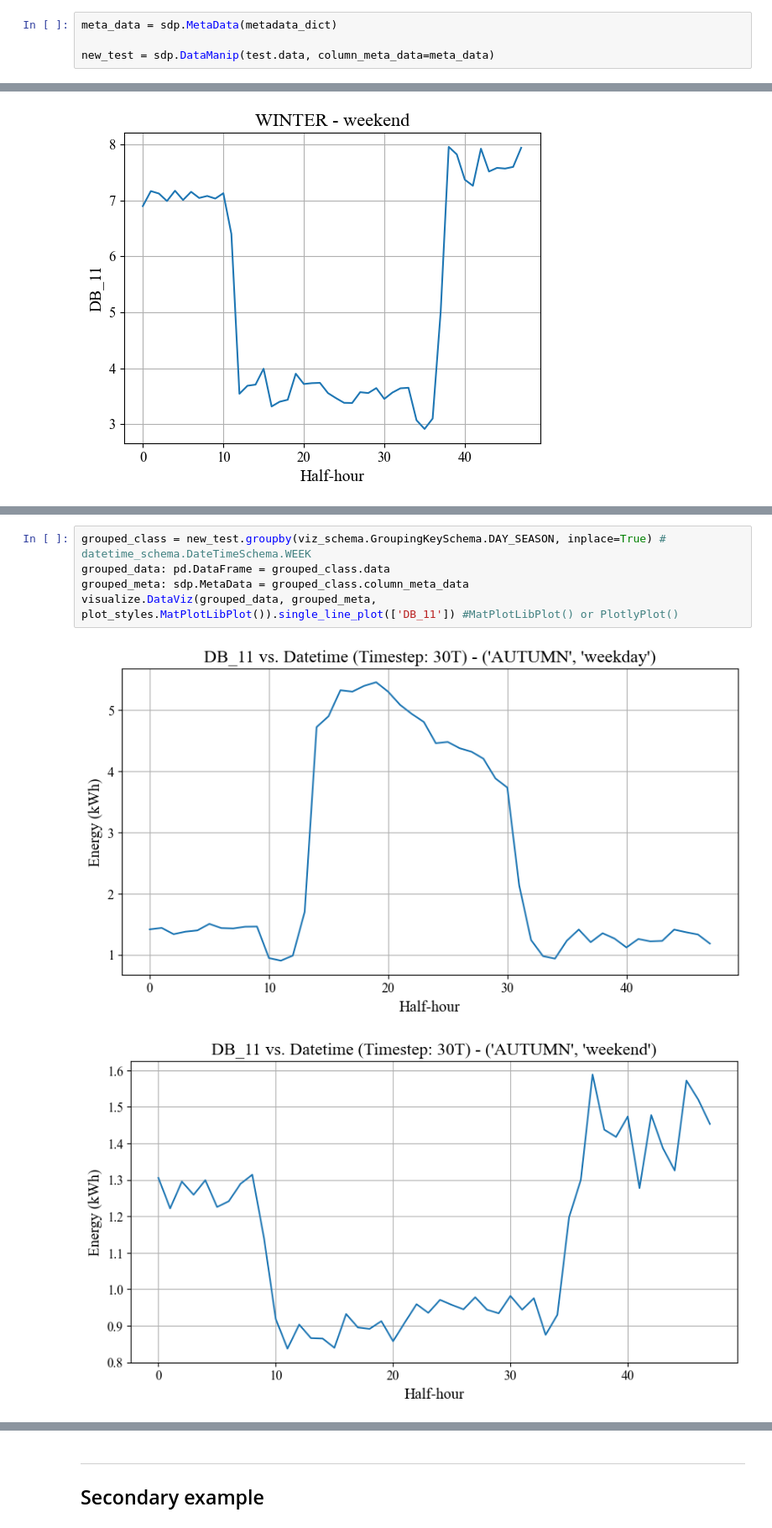
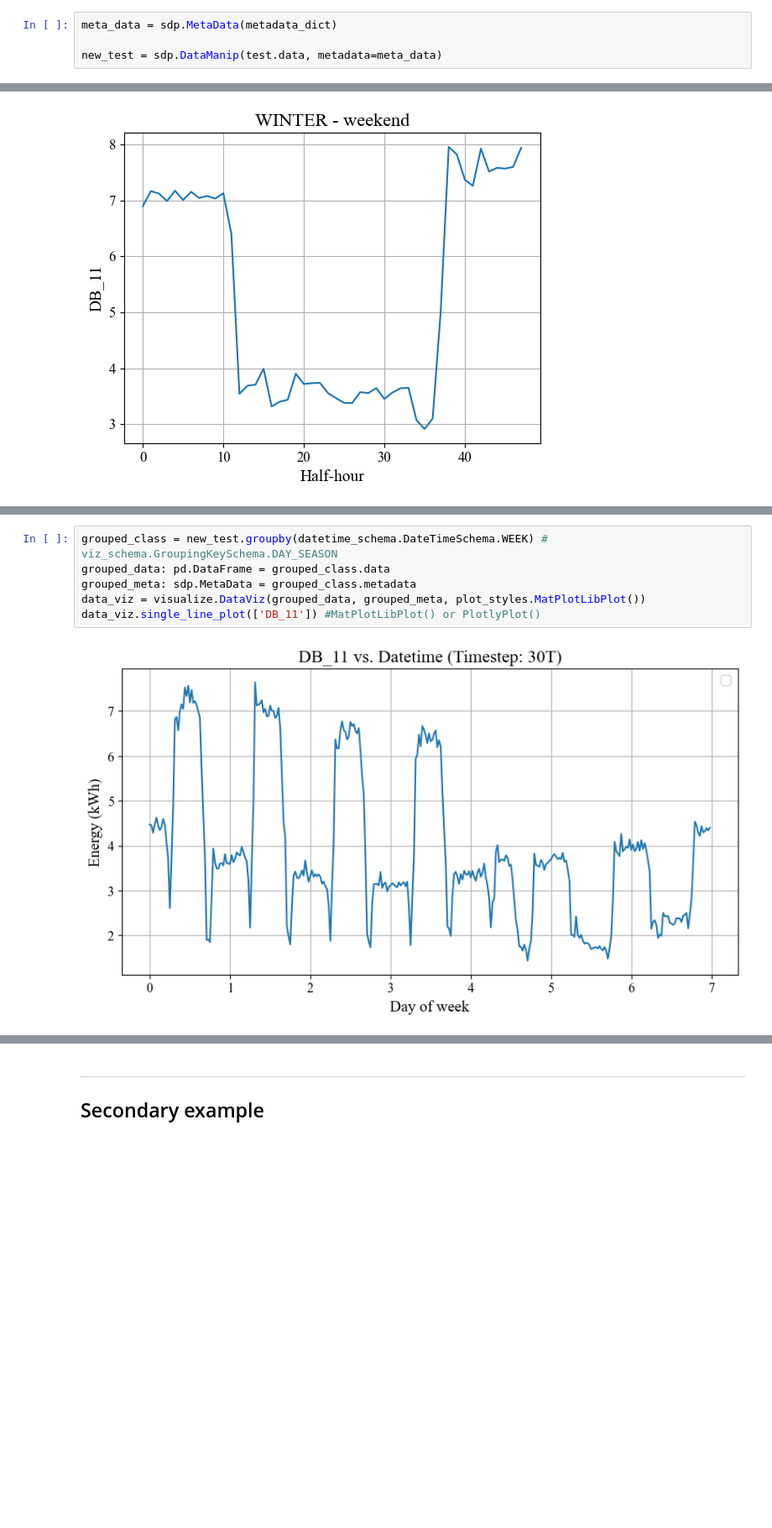
Before and after one commit to empowering-energy-solutions-ltd/e2sviz, a Jupyter notebook: notebooks/clean_demo.ipynb, the cells around one changed output, grey strips where cells are left out. Shown at 84% size. Saved outputs shown, nothing was run; the diff lists cells and outputs as text; blank space fills up the shorter version.

```diff
--- a/notebooks/clean_demo.ipynb
+++ b/notebooks/clean_demo.ipynb
@@ -160,5 +163,5 @@ metadata_dict = {'DB_11': {'Name': 'DB_11',
 # %%
 meta_data = sdp.MetaData(metadata_dict)
 
-new_test = sdp.DataManip(test.data, column_meta_data=meta_data)
+new_test = sdp.DataManip(test.data, metadata=meta_data)
 # %%
@@ -371,8 +315,8 @@ grouped_meta.get_legend('DB_11')
 # %%
-grouped_class = new_test.groupby(viz_schema.GroupingKeySchema.DAY_SEASON, inplace=True) # datetime_schema.DateTimeSchema.WEEK
+grouped_class = new_test.groupby(datetime_schema.DateTimeSchema.WEEK) # viz_schema.GroupingKeySchema.DAY_SEASON
 grouped_data: pd.DataFrame = grouped_class.data
-grouped_meta: sdp.MetaData = grouped_class.column_meta_data
-visualize.DataViz(grouped_data, grouped_meta, plot_styles.MatPlotLibPlot()).single_line_plot(['DB_11']) #MatPlotLibPlot() or PlotlyPlot()
+grouped_meta: sdp.MetaData = grouped_class.metadata
+data_viz = visualize.DataViz(grouped_data, grouped_meta, plot_styles.MatPlotLibPlot())
+data_viz.single_line_plot(['DB_11']) #MatPlotLibPlot() or PlotlyPlot()
 # %% [output]
-[figure, old version]
+[figure, new version]
-[figure, removed]
```
Also changed, not shown: parts of 13 cells of this notebook, 3 other files.
